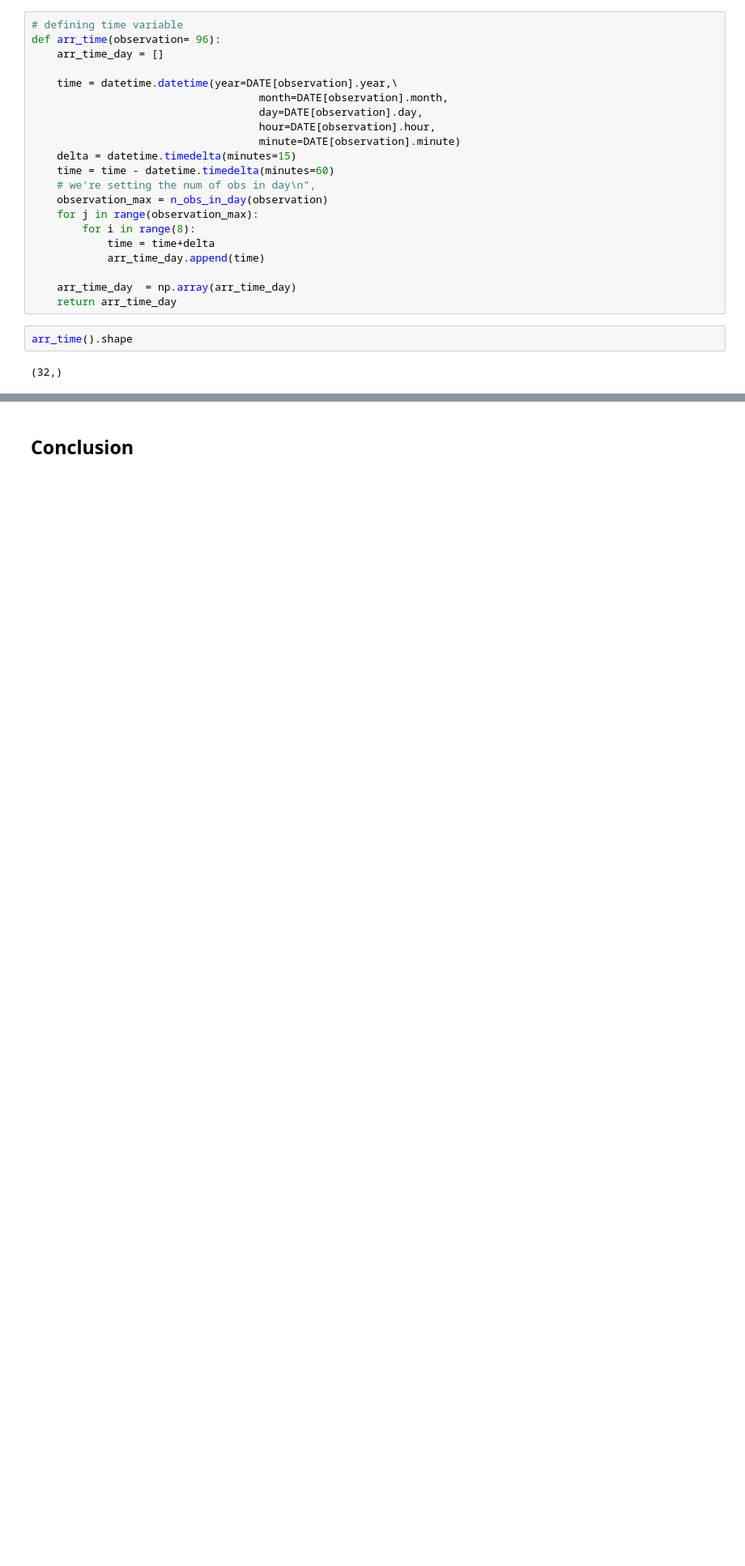
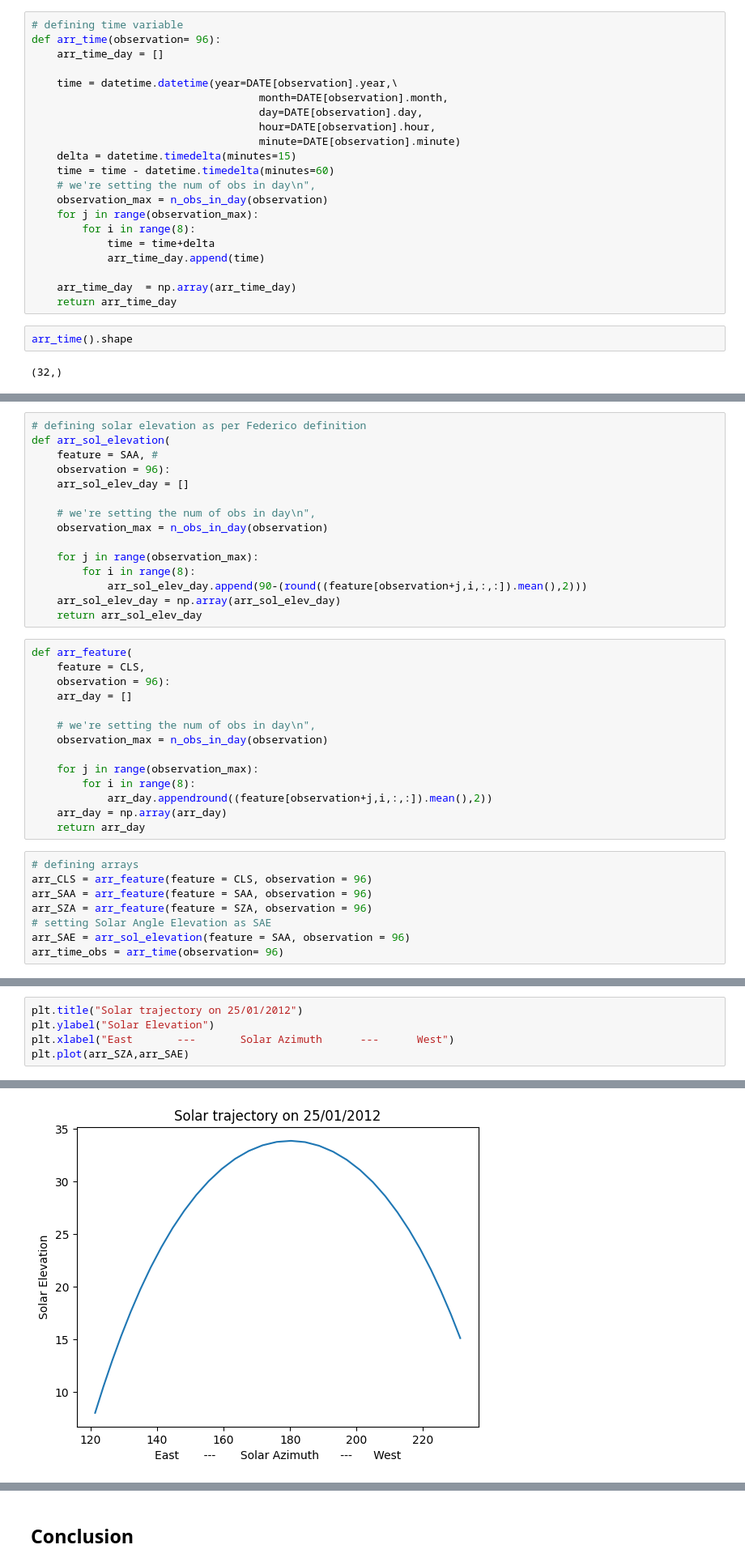
Before and after one commit to fedegiallorosso/solar_forecasting, a Jupyter notebook: notebooks/Emilio_linear_regression.ipynb, the cells around one changed output, grey strips where cells are left out. Shown at 81% size. Cells and saved outputs as stored; diff of their text form; blank space fills up the shorter version.

```diff
--- a/notebooks/Emilio_linear_regression.ipynb
+++ b/notebooks/Emilio_linear_regression.ipynb
@@ -226,0 +60,37 @@ it seems that SAE will NOT determine the GHI under clean sky
+# %%
+# defining solar elevation as per Federico definition
+def arr_sol_elevation(
+    feature = SAA, #
+    observation = 96):
+    arr_sol_elev_day = []
+
+    # we're setting the num of obs in day\n",
+    observation_max = n_obs_in_day(observation)
+
+    for j in range(observation_max):
+        for i in range(8):
+            arr_sol_elev_day.append(90-(round((feature[observation+j,i,:,:]).mean(),2)))
+    arr_sol_elev_day = np.array(arr_sol_elev_day)
+    return arr_sol_elev_day
+# %%
+def arr_feature(
+    feature = CLS,
+    observation = 96):
+    arr_day = []
+
+    # we're setting the num of obs in day\n",
+    observation_max = n_obs_in_day(observation)
+
+    for j in range(observation_max):
+        for i in range(8):
+            arr_day.appendround((feature[observation+j,i,:,:]).mean(),2))
+    arr_day = np.array(arr_day)
+    return arr_day
+# %%
+# defining arrays
+arr_CLS = arr_feature(feature = CLS, observation = 96)
+arr_SAA = arr_feature(feature = SAA, observation = 96)
+arr_SZA = arr_feature(feature = SZA, observation = 96)
+# setting Solar Angle Elevation as SAE
+arr_SAE = arr_sol_elevation(feature = SAA, observation = 96)
+arr_time_obs = arr_time(observation= 96)
@@ -226,0 +101,6 @@ it seems that SAE will NOT determine the GHI under clean sky
+# %%
+plt.title("Solar trajectory on 25/01/2012")
+plt.ylabel("Solar Elevation")
+plt.xlabel("East       ---       Solar Azimuth      ---      West")
+plt.plot(arr_SZA,arr_SAE)
+# %% [output]
@@ -226,0 +108 @@ it seems that SAE will NOT determine the GHI under clean sky
+[figure, added]
```
Also changed, not shown: parts of 43 cells of this notebook.
